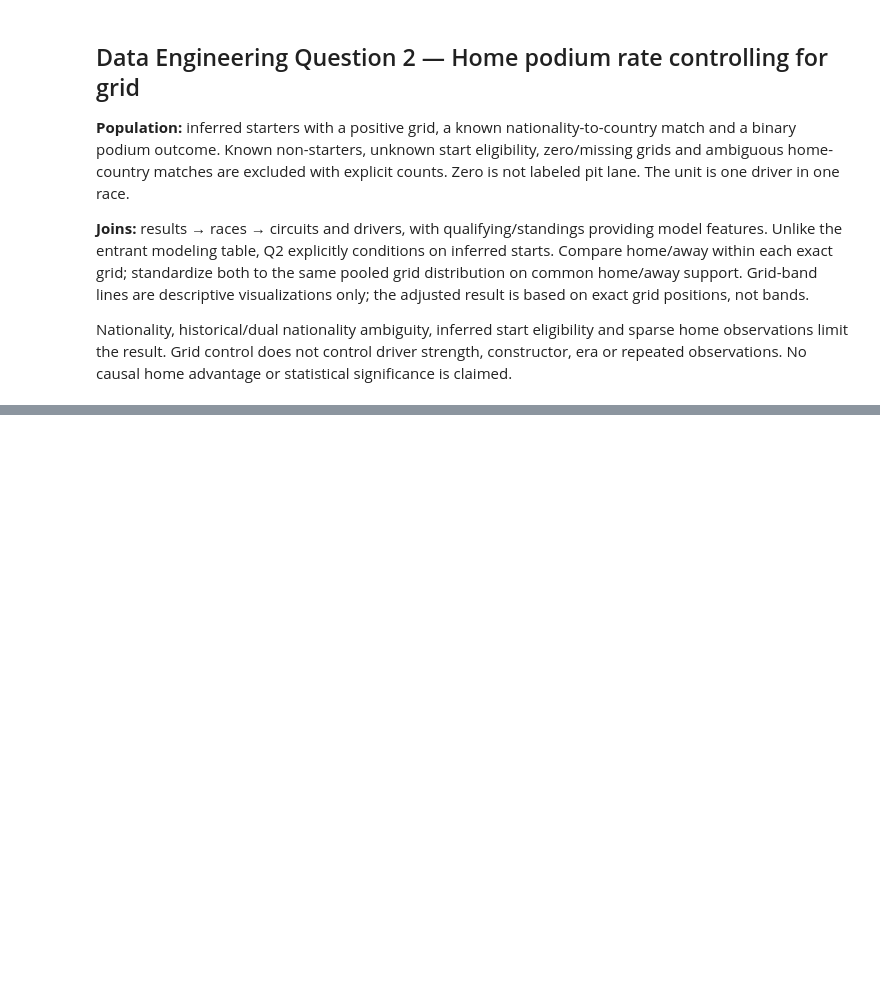
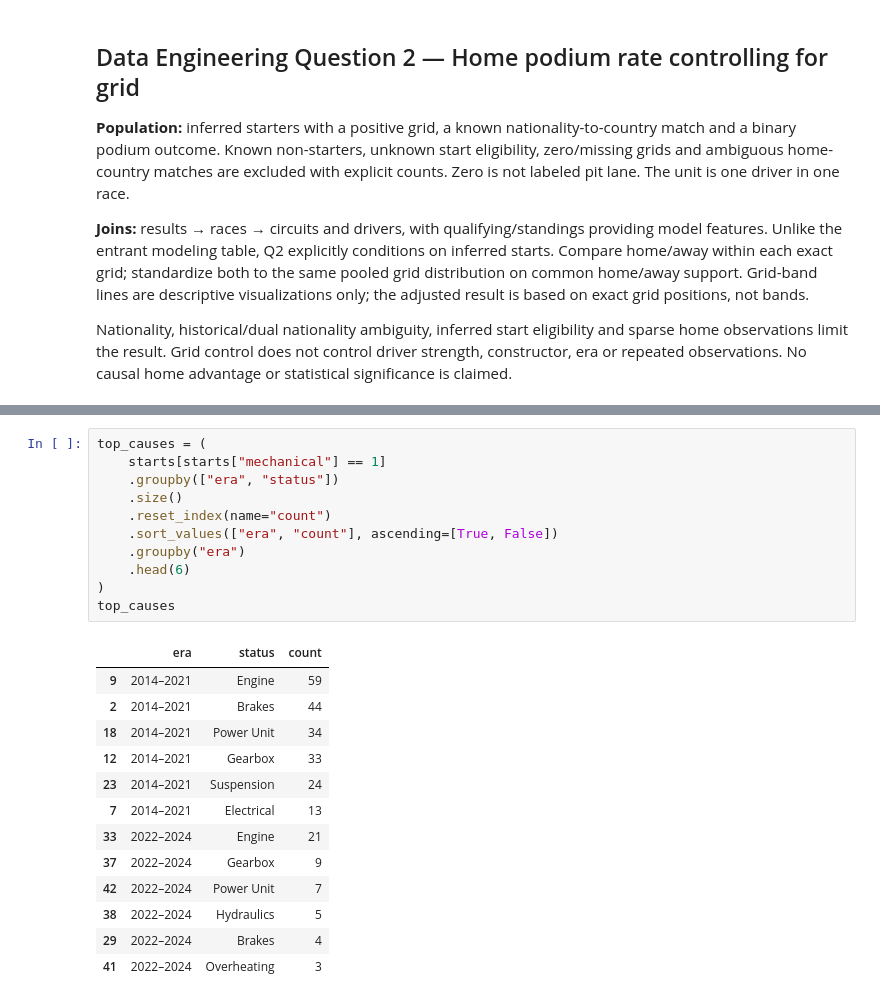
Before and after one commit to rawanelsragy/F1-Podium-Prediction, a Jupyter notebook: notebooks/part1completed.ipynb, the cells around one changed output, grey strips where cells are left out. Saved outputs shown, nothing was run; the diff lists cells and outputs as text; blank space fills up the shorter version.

```diff
--- a/notebooks/part1completed.ipynb
+++ b/notebooks/part1completed.ipynb
@@ -1714,0 +1940,25 @@ Saved Person 2 deliverables: /workspace/scratch/966e157ed519/person2_execution/p
+# %%
+top_causes = (
+    starts[starts["mechanical"] == 1]
+    .groupby(["era", "status"])
+    .size()
+    .reset_index(name="count")
+    .sort_values(["era", "count"], ascending=[True, False])
+    .groupby("era")
+    .head(6)
+)
+top_causes
+# %% [output]
+|  | era | status | count |
+| 9 | 2014–2021 | Engine | 59 |
+| 2 | 2014–2021 | Brakes | 44 |
+| 18 | 2014–2021 | Power Unit | 34 |
+| 12 | 2014–2021 | Gearbox | 33 |
+| 23 | 2014–2021 | Suspension | 24 |
+| 7 | 2014–2021 | Electrical | 13 |
+| 33 | 2022–2024 | Engine | 21 |
+| 37 | 2022–2024 | Gearbox | 9 |
+| 42 | 2022–2024 | Power Unit | 7 |
+| 38 | 2022–2024 | Hydraulics | 5 |
+| 29 | 2022–2024 | Brakes | 4 |
+| 41 | 2022–2024 | Overheating | 3 |
```
Also changed, not shown: parts of 19 cells of this notebook, 1 other file.
